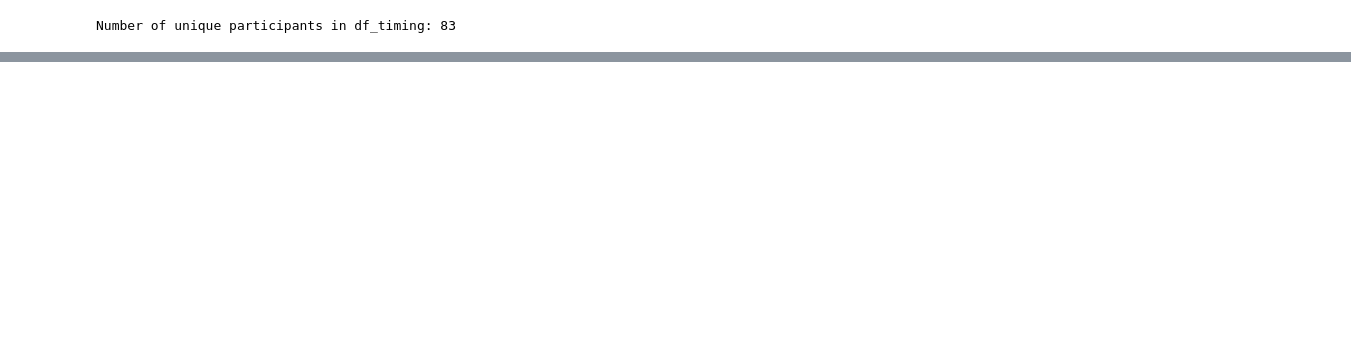
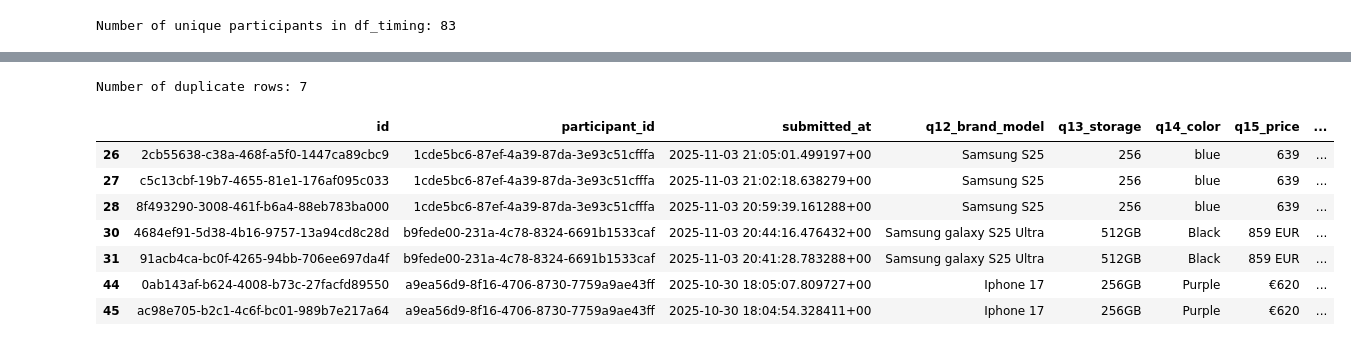
Before and after one commit to kaki1995/Advanced-Project-Study_TUM-GG-Istanbul, a Jupyter notebook: chat_data_processing.ipynb, the cells around one changed output, grey strips where cells are left out. Saved outputs shown, nothing was run; the diff lists cells and outputs as text; code cells hidden in the pictures; blank space fills up the shorter version.

```diff
--- a/chat_data_processing.ipynb
+++ b/chat_data_processing.ipynb
@@ -284,0 +287,6 @@ Number of unique participants in df_timing: 83
+# %%
+# Load the search_results_rows.csv file
+df_results = pd.read_csv(data_dir / 'search_results_rows.csv', sep=',')
+
+# Preview the dataset
+df_results.head()
@@ -284,0 +300,16 @@ Number of unique participants in df_timing: 83
+# %%
+# Check for duplicates based on participant_id
+
+duplicates = df_results[df_results.duplicated('participant_id', keep=False)]
+print(f"Number of duplicate rows: {len(duplicates)}")
+duplicates
+# %% [output]
+Number of duplicate rows: 7
+|  | id | participant_id | submitted_at | q12_brand_model | q13_storage | q14_color | q15_price | ... |
+| 26 | 2cb55638-c38a-468f-a5f0-1447ca89cbc9 | 1cde5bc6-87ef-4a39-87da-3e93c51cfffa | 2025-11-03 21:05:01.499197+00 | Samsung S25 | 256 | blue | 639 | ... |
+| 27 | c5c13cbf-19b7-4655-81e1-176af095c033 | 1cde5bc6-87ef-4a39-87da-3e93c51cfffa | 2025-11-03 21:02:18.638279+00 | Samsung S25 | 256 | blue | 639 | ... |
+| 28 | 8f493290-3008-461f-b6a4-88eb783ba000 | 1cde5bc6-87ef-4a39-87da-3e93c51cfffa | 2025-11-03 20:59:39.161288+00 | Samsung S25 | 256 | blue | 639 | ... |
+| 30 | 4684ef91-5d38-4b16-9757-13a94cd8c28d | b9fede00-231a-4c78-8324-6691b1533caf | 2025-11-03 20:44:16.476432+00 | Samsung galaxy S25 Ultra | 512GB | Black | 859 EUR | ... |
+| 31 | 91acb4ca-bc0f-4265-94bb-706ee697da4f | b9fede00-231a-4c78-8324-6691b1533caf | 2025-11-03 20:41:28.783288+00 | Samsung galaxy S25 Ultra | 512GB | Black | 859 EUR | ... |
+| 44 | 0ab143af-b624-4008-b73c-27facfd89550 | a9ea56d9-8f16-4706-8730-7759a9ae43ff | 2025-10-30 18:05:07.809727+00 | Iphone 17 | 256GB | Purple | €620 | ... |
+| 45 | ac98e705-b2c1-4c6f-bc01-989b7e217a64 | a9ea56d9-8f16-4706-8730-7759a9ae43ff | 2025-10-30 18:04:54.328411+00 | Iphone 17 | 256GB | Purple | €620 | ... |
```
Also changed, not shown: parts of 9 cells of this notebook.
